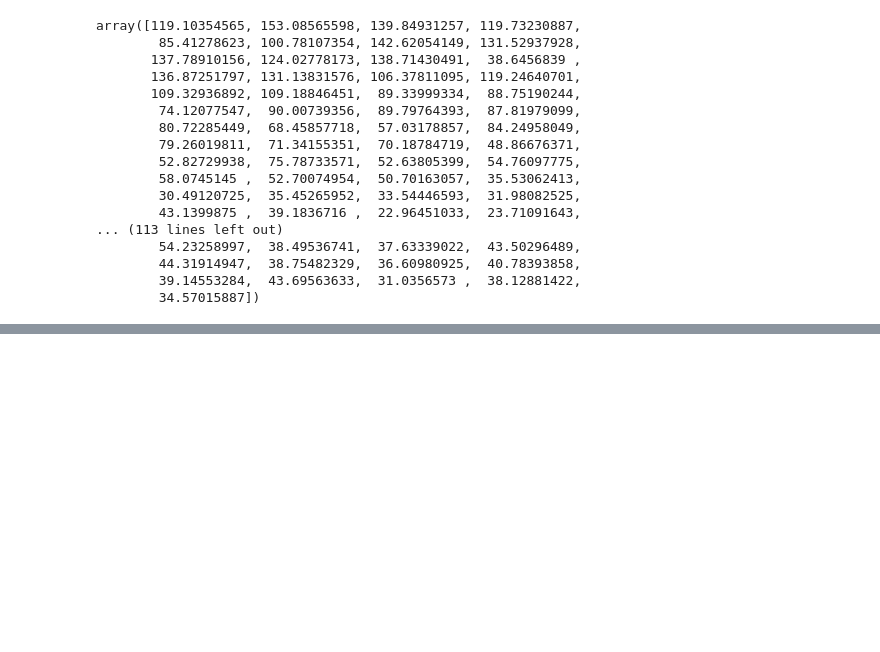
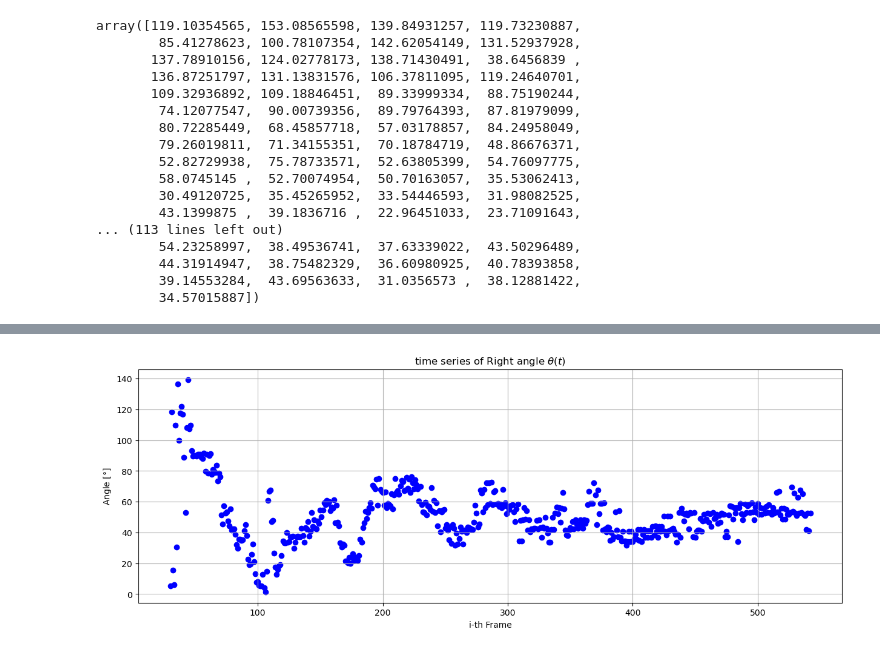
Before and after one commit to joeyanderson1/Summer_Droplet_Impact, a Jupyter notebook: COA Video (Model 2).ipynb, the cells around one changed output, grey strips where cells are left out. Saved outputs shown, nothing was run; the diff lists cells and outputs as text; code cells hidden in the pictures; blank space fills up the shorter version.

Commit message:
Model 2 fully working

```diff
--- a/COA Video (Model 2).ipynb
+++ b/COA Video (Model 2).ipynb
@@ -294,0 +466,19 @@ plt.grid(True)
+# %%
+file_path = r"C:\Users\josep\Desktop\Summer Research Project\Right_angel_model2.txt"
+
+# Load data
+loaded_data = np.loadtxt(file_path, delimiter='\t', skiprows=1)  # Skip header row
+
+# columns
+i_right = loaded_data[:, 0]
+theta_right = loaded_data[:, 1]
+# %%
+plt.figure(figsize=(15,5))
+plt.scatter(i_right, theta_right, color = 'blue')
+
+plt.xlabel("i-th Frame")
+plt.ylabel("Angle [$\degree$]")
+plt.title("time series of Right angle $\\theta(t)$")
+plt.grid(True)
+# %% [output]
+[figure, added]
```
Also changed, not shown: parts of 9 cells of this notebook.
